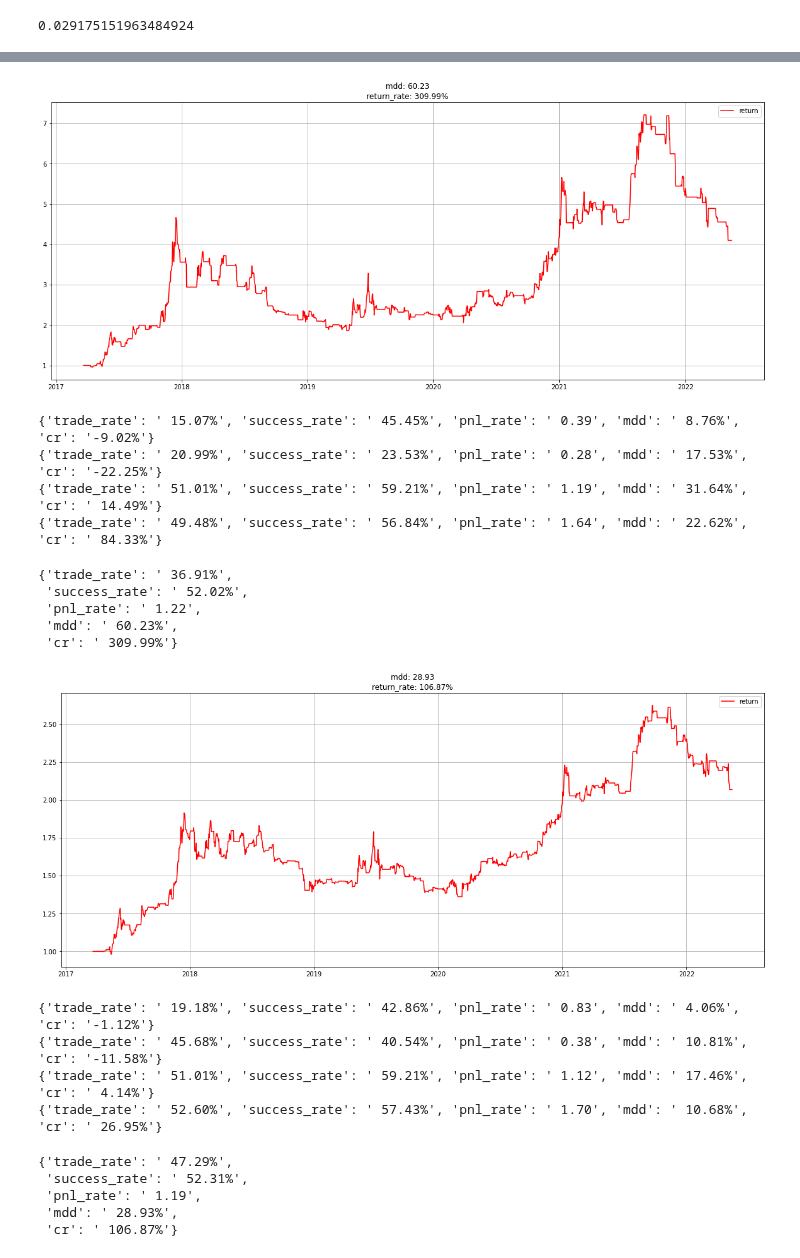
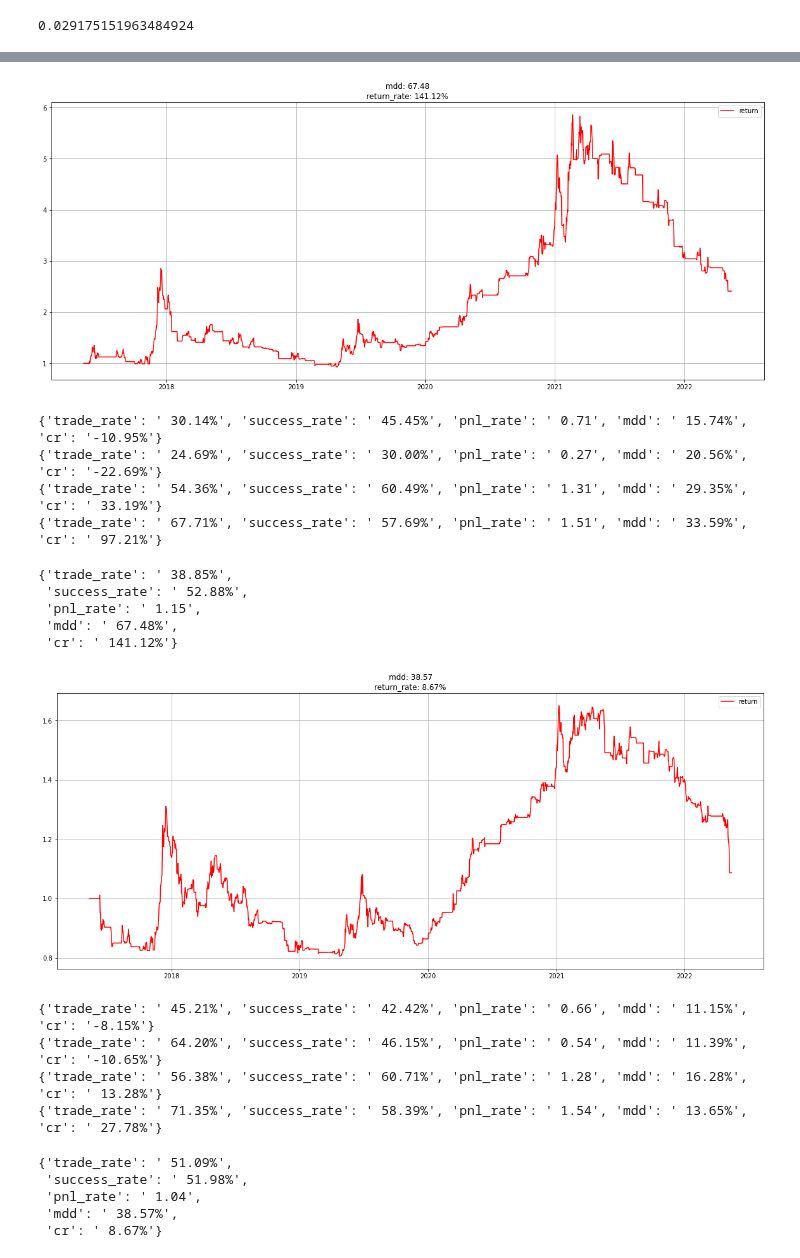
Before and after one commit to happysms/RuleBase-VS-TimeSeries-Algorithm, a Jupyter notebook: Model/LinearRegression/linear_regression_ Export.ipynb, the cells around one changed output, grey strips where cells are left out. Cells and saved outputs as stored; diff of their text form; code cells hidden in the pictures.

```diff
--- a/Model/LinearRegression/linear_regression_ Export.ipynb
+++ b/Model/LinearRegression/linear_regression_ Export.ipynb
@@ -467,8 +467,8 @@ def get_result_profit_2(test_df):
     df['mdd'] = (df['cr'].cummax() - df['cr']) / df['cr'].cummax() * 100
     return analysis_return(df)
 # %%
-day50 = backtest_LR_1d(predict_df5, 50, 1, plot=False)
-day100 = backtest_LR_1d(predict_df5, 100, 1, plot=False)
-day200 = backtest_LR_1d(predict_df5, 200, 1, plot=False)
-day300 = backtest_LR_1d(predict_df5, 300, 1, plot=False)
-day500 = backtest_LR_1d(predict_df5, 500, 1, plot=False)
+#day50 = backtest_LR_1d(predict_df5, 50, 1, plot=False)
+day100 = backtest_LR_1d(predict_df5, 100, 1, plot=True)
+#day200 = backtest_LR_1d(predict_df5, 200, 1, plot=False)
+#day300 = backtest_LR_1d(predict_df5, 300, 1, plot=False)
+#day500 = backtest_LR_1d(predict_df5, 500, 1, plot=False)
@@ -507,5 +506,5 @@ analysis_return(result_ma)
 # %%
-result_rsi = backtest_rsi(day50)
+result_rsi = backtest_rsi(day100)
 plot_return(result_rsi)
 
 print(get_result_loss_1(result_rsi))
@@ -514,34 +513,34 @@ print(get_result_profit_1(result_rsi))
 print(get_result_profit_2(result_rsi))
 analysis_return(result_rsi)
 # %% [output]
-[figure, old version]
+[figure, new version]
-{'trade_rate': ' 15.07%', 'success_rate': ' 45.45%', 'pnl_rate': ' 0.39', 'mdd': ' 8.76%', 'cr': '-9.02%'}
-{'trade_rate': ' 20.99%', 'success_rate': ' 23.53%', 'pnl_rate': ' 0.28', 'mdd': ' 17.53%', 'cr': '-22.25%'}
-{'trade_rate': ' 51.01%', 'success_rate': ' 59.21%', 'pnl_rate': ' 1.19', 'mdd': ' 31.64%', 'cr': ' 14.49%'}
-{'trade_rate': ' 49.48%', 'success_rate': ' 56.84%', 'pnl_rate': ' 1.64', 'mdd': ' 22.62%', 'cr': ' 84.33%'}
+{'trade_rate': ' 30.14%', 'success_rate': ' 45.45%', 'pnl_rate': ' 0.71', 'mdd': ' 15.74%', 'cr': '-10.95%'}
+{'trade_rate': ' 24.69%', 'success_rate': ' 30.00%', 'pnl_rate': ' 0.27', 'mdd': ' 20.56%', 'cr': '-22.69%'}
+{'trade_rate': ' 54.36%', 'success_rate': ' 60.49%', 'pnl_rate': ' 1.31', 'mdd': ' 29.35%', 'cr': ' 33.19%'}
+{'trade_rate': ' 67.71%', 'success_rate': ' 57.69%', 'pnl_rate': ' 1.51', 'mdd': ' 33.59%', 'cr': ' 97.21%'}
-{'trade_rate': ' 36.91%',
- 'success_rate': ' 52.02%',
- 'pnl_rate': ' 1.22',
- 'mdd': ' 60.23%',
- 'cr': ' 309.99%'}
+{'trade_rate': ' 38.85%',
+ 'success_rate': ' 52.88%',
+ 'pnl_rate': ' 1.15',
+ 'mdd': ' 67.48%',
+ 'cr': ' 141.12%'}
 # %%
-result_noise = backtest_noise(day50, df)
+result_noise = backtest_noise(day100, df)
 plot_return(result_noise)
 
 print(get_result_loss_1(result_noise))
 print(get_result_loss_2(result_noise))
 print(get_result_profit_1(result_noise))
 print(get_result_profit_2(result_noise))
 analysis_return(result_noise)
 # %% [output]
-[figure, old version]
+[figure, new version]
-{'trade_rate': ' 19.18%', 'success_rate': ' 42.86%', 'pnl_rate': ' 0.83', 'mdd': ' 4.06%', 'cr': '-1.12%'}
-{'trade_rate': ' 45.68%', 'success_rate': ' 40.54%', 'pnl_rate': ' 0.38', 'mdd': ' 10.81%', 'cr': '-11.58%'}
-{'trade_rate': ' 51.01%', 'success_rate': ' 59.21%', 'pnl_rate': ' 1.12', 'mdd': ' 17.46%', 'cr': ' 4.14%'}
-{'trade_rate': ' 52.60%', 'success_rate': ' 57.43%', 'pnl_rate': ' 1.70', 'mdd': ' 10.68%', 'cr': ' 26.95%'}
+{'trade_rate': ' 45.21%', 'success_rate': ' 42.42%', 'pnl_rate': ' 0.66', 'mdd': ' 11.15%', 'cr': '-8.15%'}
+{'trade_rate': ' 64.20%', 'success_rate': ' 46.15%', 'pnl_rate': ' 0.54', 'mdd': ' 11.39%', 'cr': '-10.65%'}
+{'trade_rate': ' 56.38%', 'success_rate': ' 60.71%', 'pnl_rate': ' 1.28', 'mdd': ' 16.28%', 'cr': ' 13.28%'}
+{'trade_rate': ' 71.35%', 'success_rate': ' 58.39%', 'pnl_rate': ' 1.54', 'mdd': ' 13.65%', 'cr': ' 27.78%'}
-{'trade_rate': ' 47.29%',
- 'success_rate': ' 52.31%',
- 'pnl_rate': ' 1.19',
- 'mdd': ' 28.93%',
- 'cr': ' 106.87%'}
+{'trade_rate': ' 51.09%',
+ 'success_rate': ' 51.98%',
+ 'pnl_rate': ' 1.04',
+ 'mdd': ' 38.57%',
+ 'cr': ' 8.67%'}
 # %%
```
Also changed, not shown: parts of 7 cells of this notebook.
